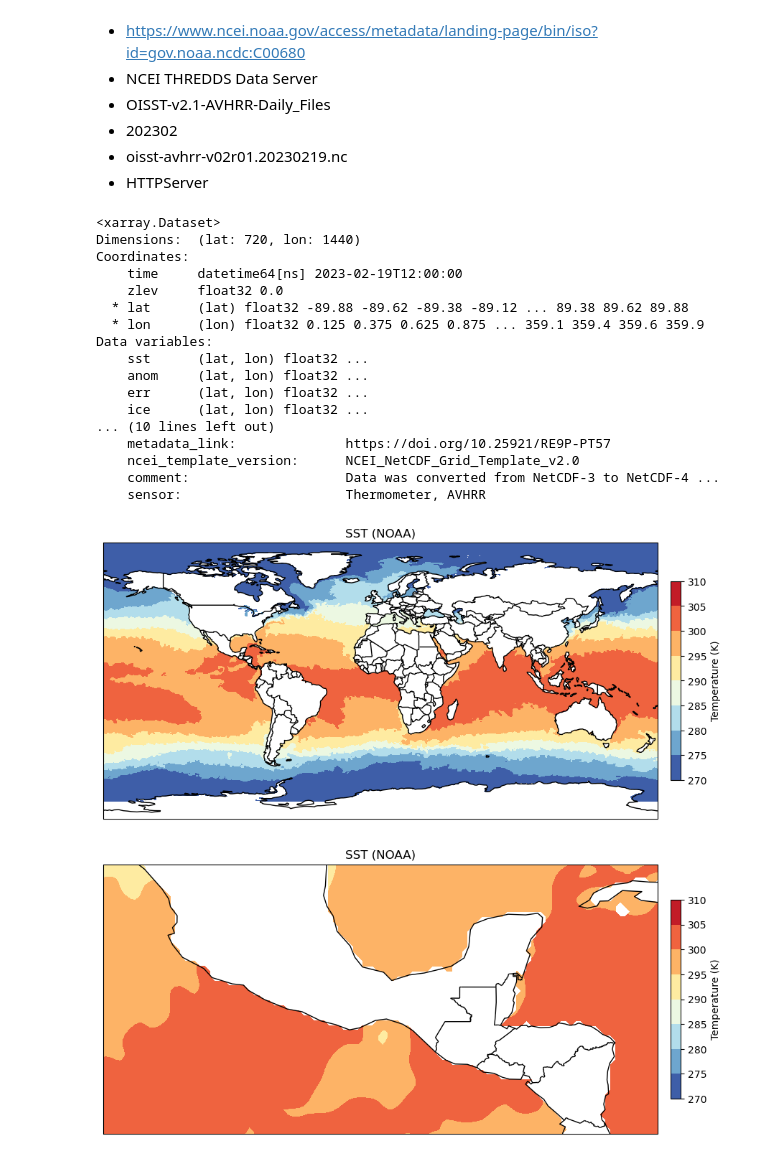
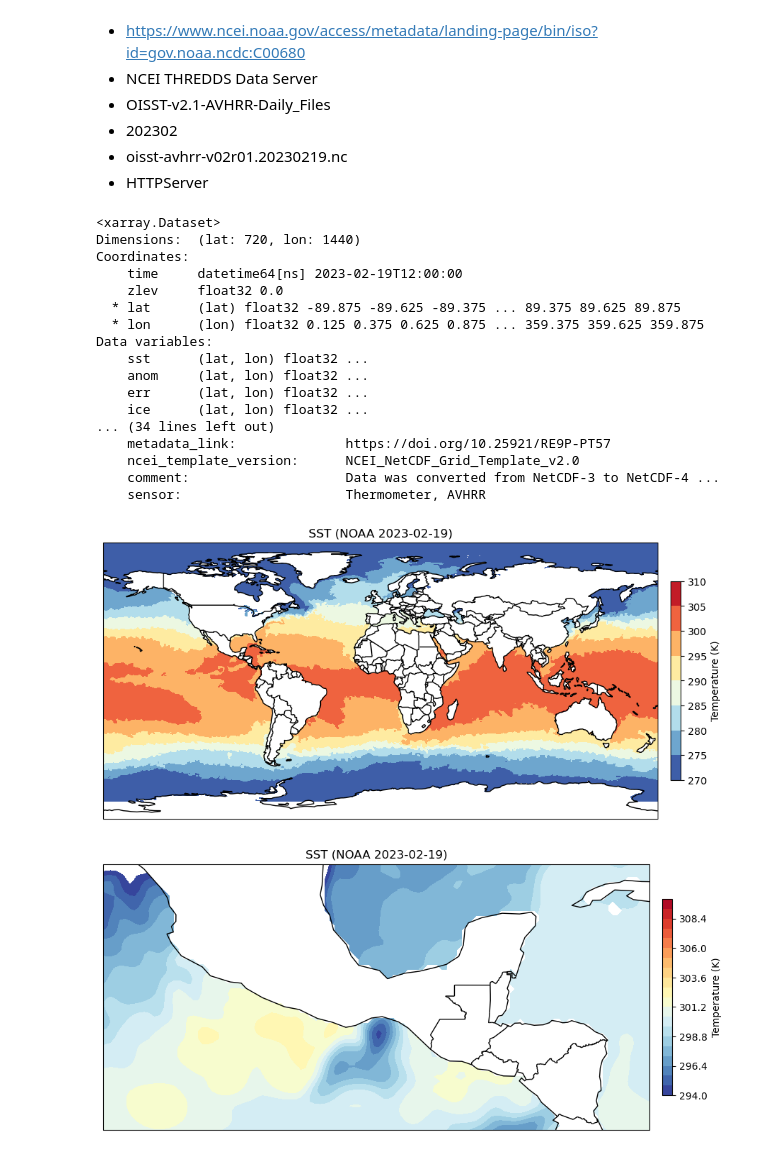
Before and after one commit to jesseturner/FalseLowClouds, a Jupyter notebook: Model/SST_NOAA.ipynb, the cells around one changed output. Drawn from its saved outputs; the diff is of its cells as text; code cells hidden in the pictures.

Commit message:
Smoothed out methods for image creation

```diff
--- a/Model/SST_NOAA.ipynb
+++ b/Model/SST_NOAA.ipynb
@@ -14,7 +14,7 @@ import numpy as np
 import cartopy.crs as ccrs
 import cartopy.feature as cfeature
 # %%
-fname = "/Volumes/Turner2/FalseLowClouds/Analysis/Model/oisst-avhrr-v02r01.20230219.nc"
+fname = "Time_Lapse/time_00z/20230219/oisst-avhrr-v02r01.20230219.nc"
 
 ds = xr.open_dataset(fname)
 ds =  ds.squeeze()
@@ -25,18 +25,20 @@ Dimensions:  (lat: 720, lon: 1440)
 Coordinates:
     time     datetime64[ns] 2023-02-19T12:00:00
     zlev     float32 0.0
-  * lat      (lat) float32 -89.88 -89.62 -89.38 -89.12 ... 89.38 89.62 89.88
-  * lon      (lon) float32 0.125 0.375 0.625 0.875 ... 359.1 359.4 359.6 359.9
+  * lat      (lat) float32 -89.875 -89.625 -89.375 ... 89.375 89.625 89.875
+  * lon      (lon) float32 0.125 0.375 0.625 0.875 ... 359.375 359.625 359.875
 Data variables:
     sst      (lat, lon) float32 ...
     anom     (lat, lon) float32 ...
     err      (lat, lon) float32 ...
     ice      (lat, lon) float32 ...
-... (10 lines left out)
+... (34 lines left out)
     metadata_link:              https://doi.org/10.25921/RE9P-PT57
     ncei_template_version:      NCEI_NetCDF_Grid_Template_v2.0
     comment:                    Data was converted from NetCDF-3 to NetCDF-4 ...
     sensor:                     Thermometer, AVHRR
+# %%
+date_str = str(ds.time.values)[0:10]
 # %%
 projection=ccrs.PlateCarree()
 fig,ax=plt.subplots(1, figsize=(12,12),subplot_kw={'projection': projection})
@@ -49,21 +51,22 @@ ax.coastlines(resolution='110m')
 ax.add_feature(cfeature.BORDERS)
 c=ax.contourf(ds.lon, ds.lat, sst, cmap=cmap)
 clb=plt.colorbar(c, shrink=0.3, pad=0.02, ax=ax)
-ax.set_title('SST (NOAA)')
+ax.set_title('SST (NOAA '+date_str+')')
 clb.set_label('Temperature (K)')
 # %% [output]
-[figure, old version]
+[figure, new version]
 # %%
 projection=ccrs.PlateCarree()
 fig,ax=plt.subplots(1, figsize=(12,12),subplot_kw={'projection': projection})
 cmap = plt.cm.RdYlBu_r
+levels = np.linspace(294, 310, 21)
 
 ax.coastlines(resolution='110m')
 ax.add_feature(cfeature.BORDERS)
 ax.set_extent([-109, -81, 24, 10.4], crs=ccrs.PlateCarree())
-c=ax.contourf(ds.lon, ds.lat, sst, cmap=cmap)
+c=ax.contourf(ds.lon, ds.lat, sst, cmap=cmap, levels=levels)
 clb=plt.colorbar(c, shrink=0.3, pad=0.02, ax=ax)
-ax.set_title('SST (NOAA)')
+ax.set_title('SST (NOAA '+date_str+')')
 clb.set_label('Temperature (K)')
 # %% [output]
-[figure, old version]
+[figure, new version]
```
Also changed, not shown: 6 other files.
